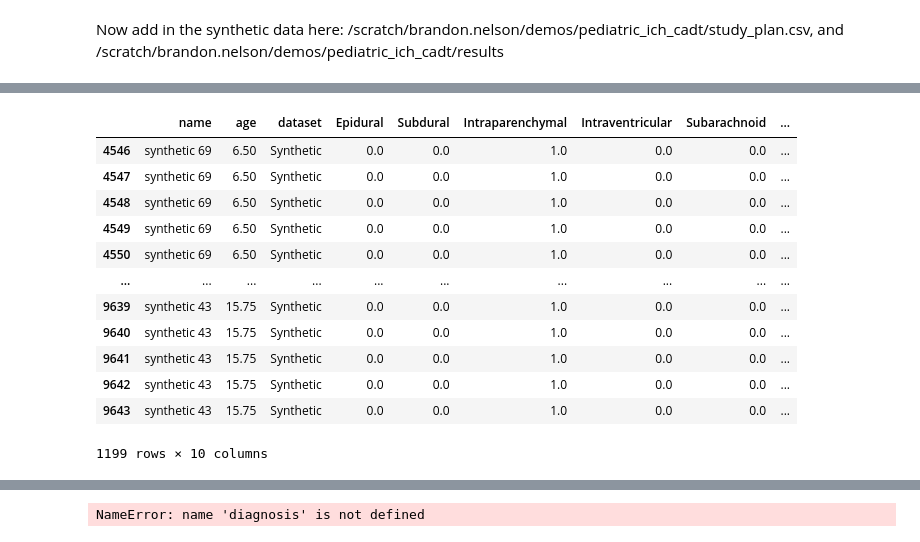
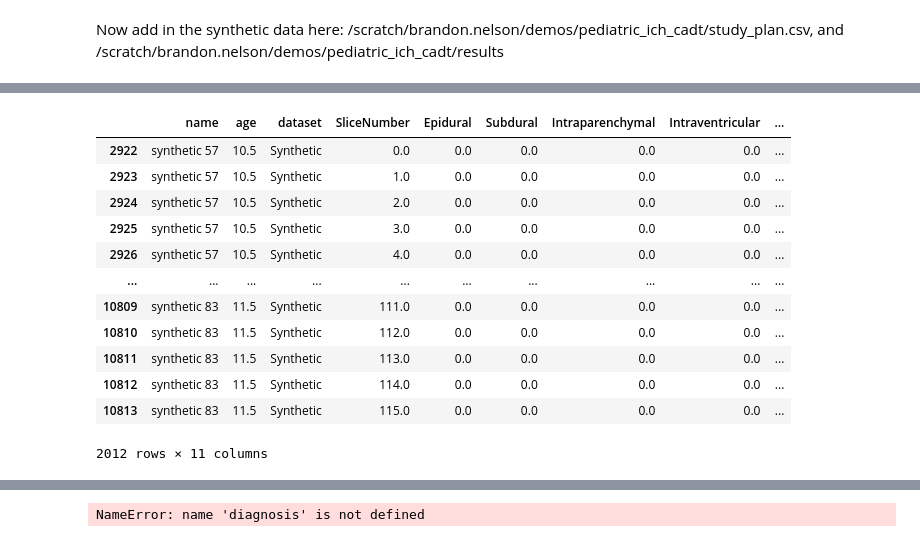
Before and after one commit to brandonjnelsonFDA/Pediatric-AI-Playground, a Jupyter notebook: 01_cadt_inference.ipynb, the cells around one changed output, grey strips where cells are left out. Drawn from its saved outputs; the diff is of its cells as text; code cells hidden in the pictures.

Commit message:
added SliceNumber to synth data

```diff
--- a/01_cadt_inference.ipynb
+++ b/01_cadt_inference.ipynb
@@ -30,19 +50,19 @@ patients
 # %%
-patients[(patients['Intraparenchymal'] == 1) & (patients.dataset == 'Synthetic')]
+patients[(patients['No_Hemorrhage'] == 1) & (patients.dataset == 'Synthetic')]
 # %% [output]
-|  | name | age | dataset | Epidural | Subdural | Intraparenchymal | Intraventricular | Subarachnoid | ... |
-| 4546 | synthetic 69 | 6.50 | Synthetic | 0.0 | 0.0 | 1.0 | 0.0 | 0.0 | ... |
-| 4547 | synthetic 69 | 6.50 | Synthetic | 0.0 | 0.0 | 1.0 | 0.0 | 0.0 | ... |
-| 4548 | synthetic 69 | 6.50 | Synthetic | 0.0 | 0.0 | 1.0 | 0.0 | 0.0 | ... |
-| 4549 | synthetic 69 | 6.50 | Synthetic | 0.0 | 0.0 | 1.0 | 0.0 | 0.0 | ... |
-| 4550 | synthetic 69 | 6.50 | Synthetic | 0.0 | 0.0 | 1.0 | 0.0 | 0.0 | ... |
+|  | name | age | dataset | SliceNumber | Epidural | Subdural | Intraparenchymal | Intraventricular | ... |
+| 2922 | synthetic 57 | 10.5 | Synthetic | 0.0 | 0.0 | 0.0 | 0.0 | 0.0 | ... |
+| 2923 | synthetic 57 | 10.5 | Synthetic | 1.0 | 0.0 | 0.0 | 0.0 | 0.0 | ... |
+| 2924 | synthetic 57 | 10.5 | Synthetic | 2.0 | 0.0 | 0.0 | 0.0 | 0.0 | ... |
+| 2925 | synthetic 57 | 10.5 | Synthetic | 3.0 | 0.0 | 0.0 | 0.0 | 0.0 | ... |
+| 2926 | synthetic 57 | 10.5 | Synthetic | 4.0 | 0.0 | 0.0 | 0.0 | 0.0 | ... |
 | ... | ... | ... | ... | ... | ... | ... | ... | ... | ... |
-| 9639 | synthetic 43 | 15.75 | Synthetic | 0.0 | 0.0 | 1.0 | 0.0 | 0.0 | ... |
-| 9640 | synthetic 43 | 15.75 | Synthetic | 0.0 | 0.0 | 1.0 | 0.0 | 0.0 | ... |
-| 9641 | synthetic 43 | 15.75 | Synthetic | 0.0 | 0.0 | 1.0 | 0.0 | 0.0 | ... |
-| 9642 | synthetic 43 | 15.75 | Synthetic | 0.0 | 0.0 | 1.0 | 0.0 | 0.0 | ... |
-| 9643 | synthetic 43 | 15.75 | Synthetic | 0.0 | 0.0 | 1.0 | 0.0 | 0.0 | ... |
+| 10809 | synthetic 83 | 11.5 | Synthetic | 111.0 | 0.0 | 0.0 | 0.0 | 0.0 | ... |
+| 10810 | synthetic 83 | 11.5 | Synthetic | 112.0 | 0.0 | 0.0 | 0.0 | 0.0 | ... |
+| 10811 | synthetic 83 | 11.5 | Synthetic | 113.0 | 0.0 | 0.0 | 0.0 | 0.0 | ... |
+| 10812 | synthetic 83 | 11.5 | Synthetic | 114.0 | 0.0 | 0.0 | 0.0 | 0.0 | ... |
+| 10813 | synthetic 83 | 11.5 | Synthetic | 115.0 | 0.0 | 0.0 | 0.0 | 0.0 | ... |
-1199 rows × 10 columns
+2012 rows × 11 columns
 # %%
 from gradio_demo import load_synthetic_data
 
```
Also changed, not shown: parts of 5 cells of this notebook, 2 other files.
